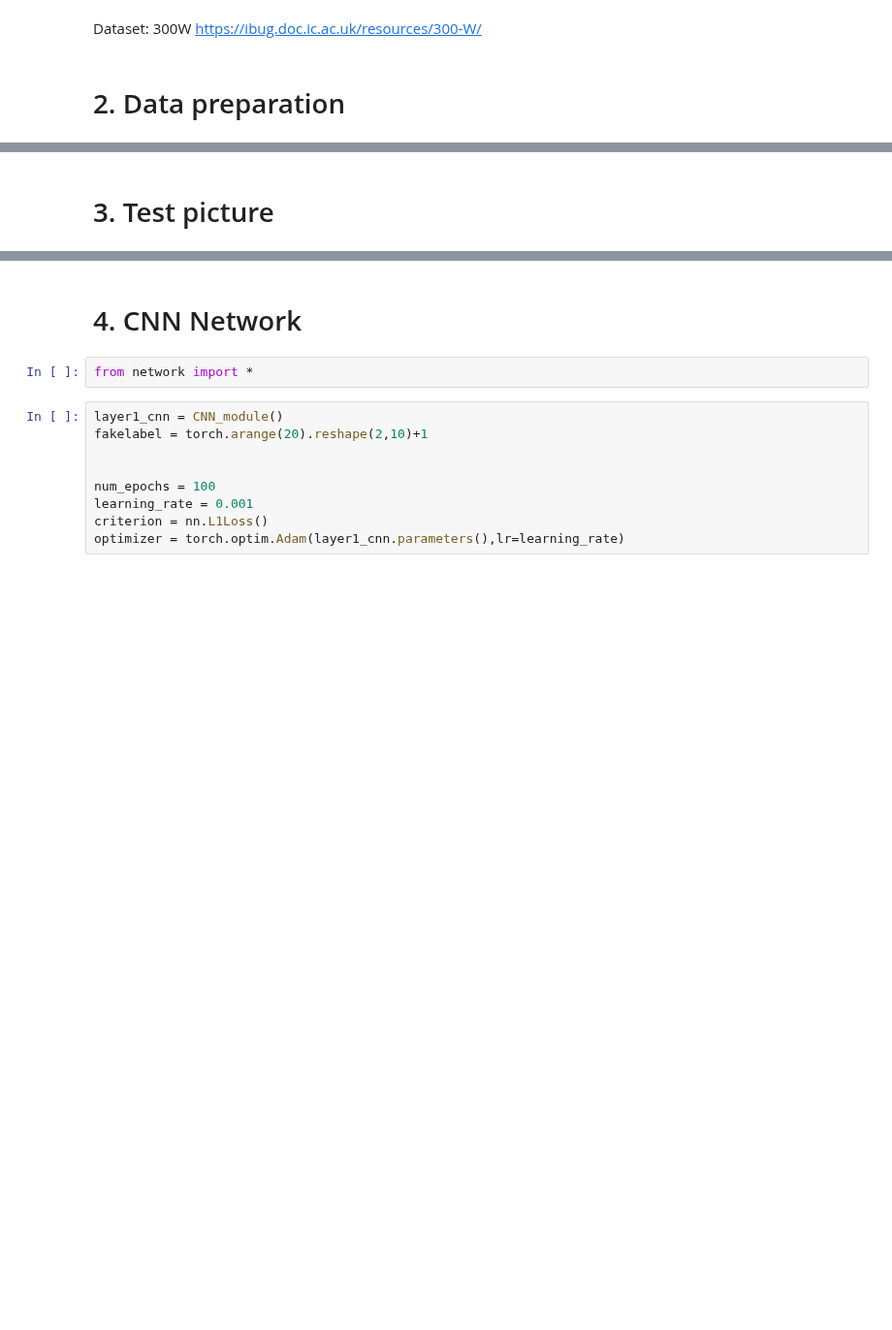
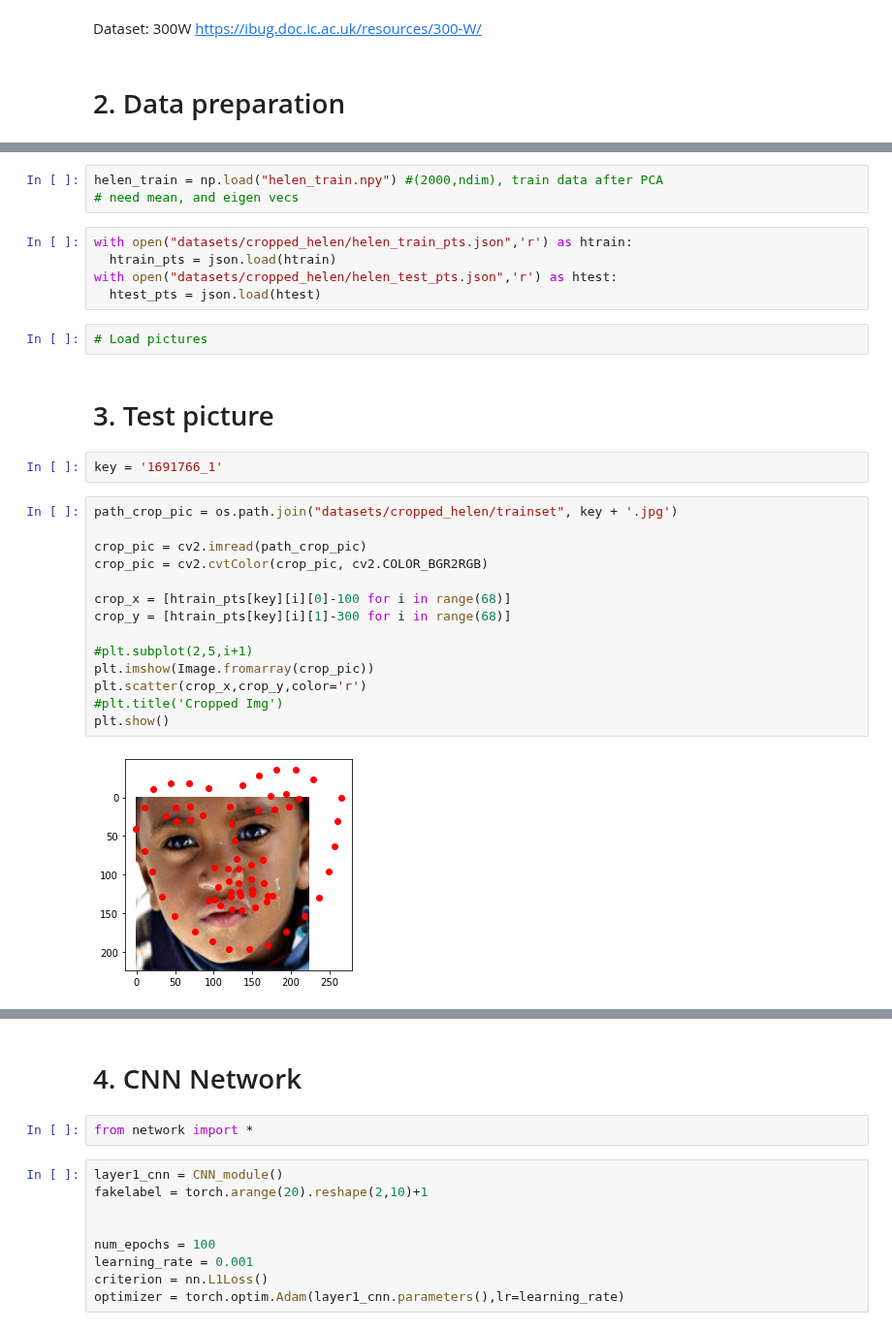
Before and after one commit to Pengchengzhi/Face-Alignment-DRF, a Jupyter notebook: main.ipynb, the cells around one changed output, grey strips where cells are left out. Shown at 97% size. Drawn from its saved outputs; the diff is of its cells as text; blank space fills up the shorter version.

```diff
--- a/main.ipynb
+++ b/main.ipynb
@@ -62,2 +43,30 @@ def load_annotations(directory):
+# %%
+helen_train = np.load("helen_train.npy") #(2000,ndim), train data after PCA
+# need mean, and eigen vecs
+# %%
+with open("datasets/cropped_helen/helen_train_pts.json",'r') as htrain:
+  htrain_pts = json.load(htrain)
+with open("datasets/cropped_helen/helen_test_pts.json",'r') as htest:
+  htest_pts = json.load(htest)
+# %%
+# Load pictures
 # %% [markdown]
 # 3. Test picture
+# %%
+key = '1691766_1'
+# %%
+path_crop_pic = os.path.join("datasets/cropped_helen/trainset", key + '.jpg')
+
+crop_pic = cv2.imread(path_crop_pic)
+crop_pic = cv2.cvtColor(crop_pic, cv2.COLOR_BGR2RGB)
+
+crop_x = [htrain_pts[key][i][0]-100 for i in range(68)]
+crop_y = [htrain_pts[key][i][1]-300 for i in range(68)]
+
+#plt.subplot(2,5,i+1)
+plt.imshow(Image.fromarray(crop_pic))
+plt.scatter(crop_x,crop_y,color='r')
+#plt.title('Cropped Img')
+plt.show()
+# %% [output]
+[figure, added]
```
Also changed, not shown: parts of 6 cells of this notebook.
